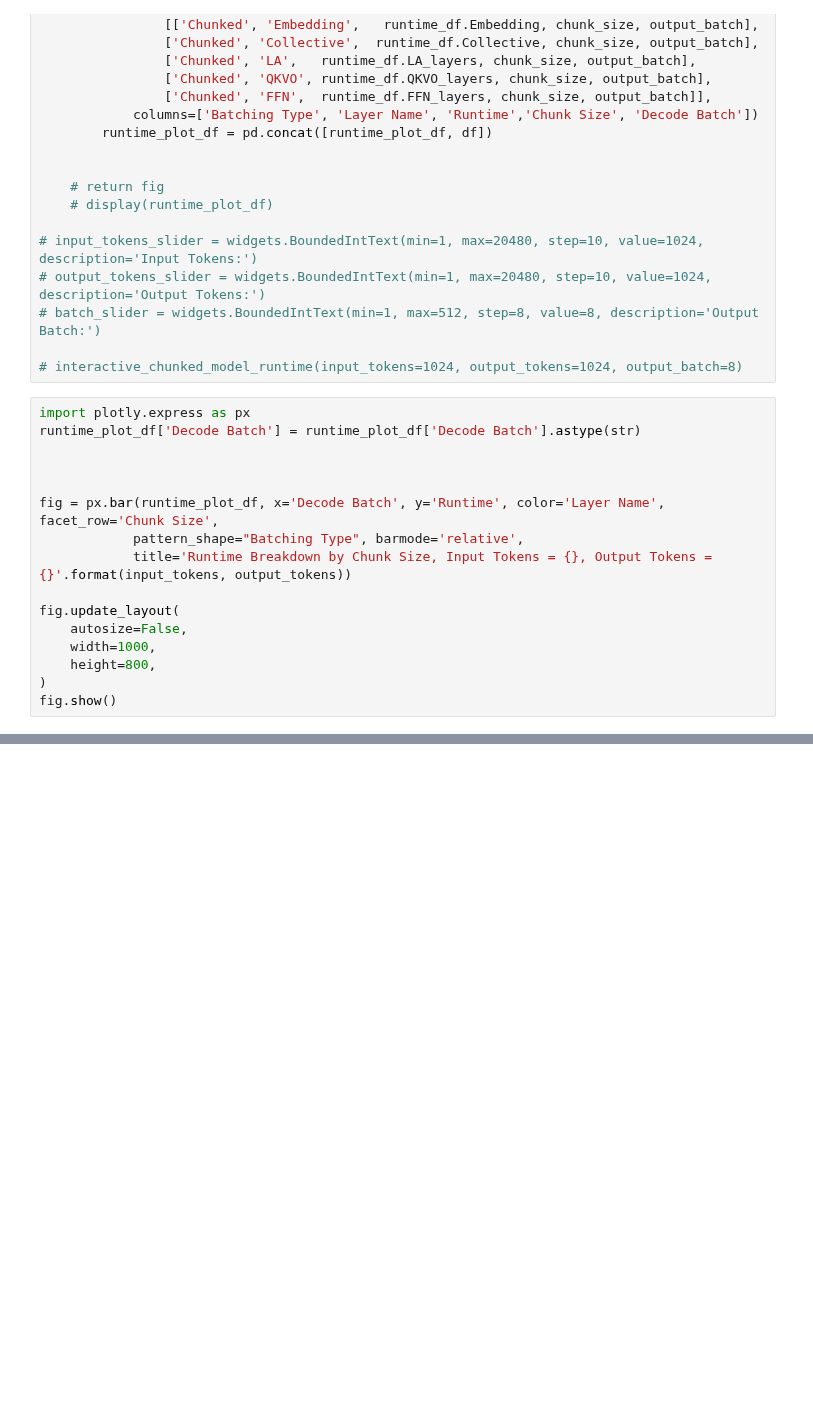
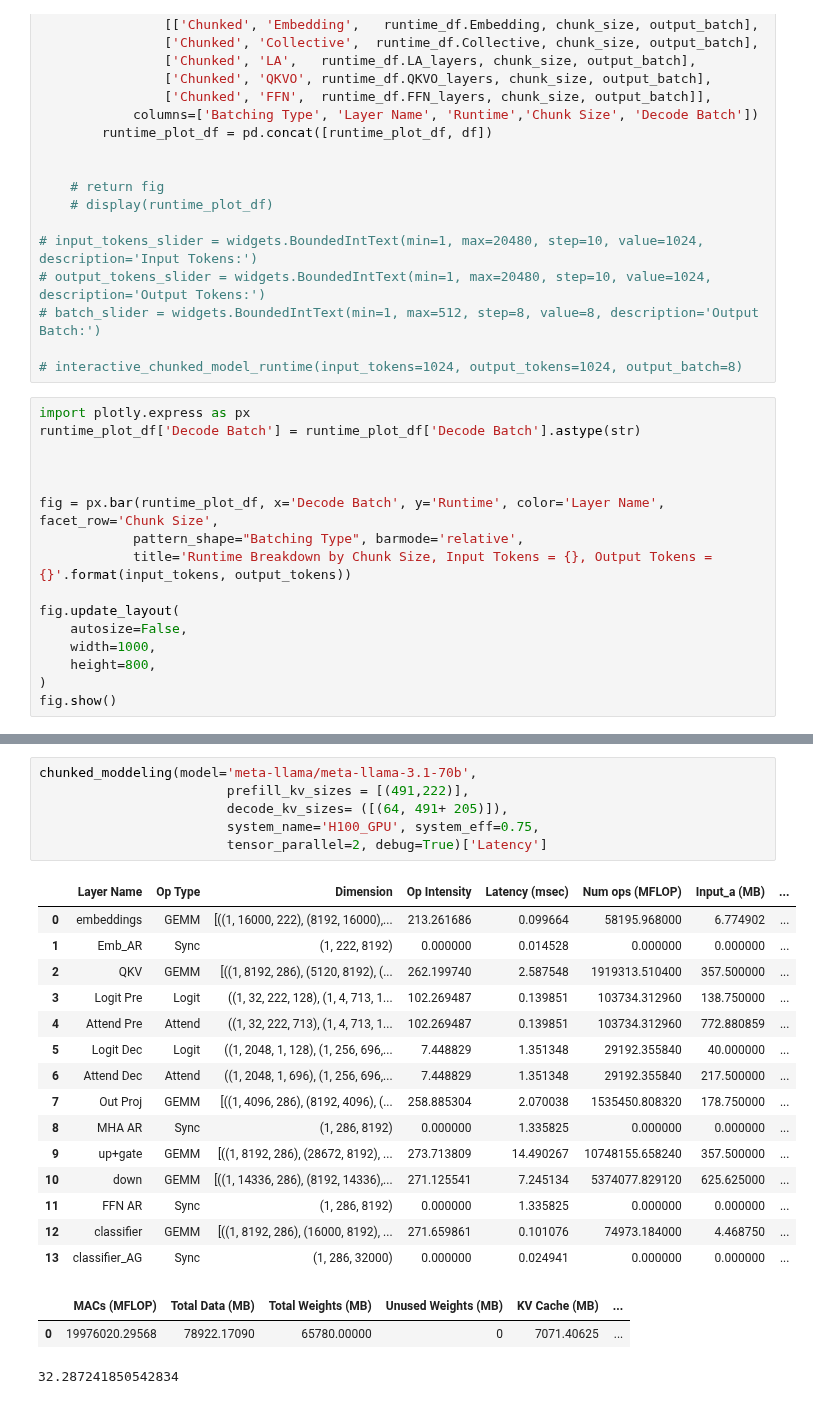
Before and after one commit to abhibambhaniya/GenZ-LLM-Analyzer, a Jupyter notebook: notebook/Chunked_prefill.ipynb, the cells around one changed output, grey strips where cells are left out. Cells and saved outputs as stored; diff of their text form; blank space fills up the shorter version.

```diff
--- a/notebook/Chunked_prefill.ipynb
+++ b/notebook/Chunked_prefill.ipynb
@@ -256,0 +237,25 @@ invalid value encountered in scalar divide
+# %%
+chunked_moddeling(model='meta-llama/meta-llama-3.1-70b',
+                        prefill_kv_sizes = [(491,222)],
+                        decode_kv_sizes= ([(64, 491+ 205)]),
+                        system_name='H100_GPU', system_eff=0.75,
+                        tensor_parallel=2, debug=True)['Latency']
+# %% [output]
+|  | Layer Name | Op Type | Dimension | Op Intensity | Latency (msec) | Num ops (MFLOP) | Input_a (MB) | ... |
+| 0 | embeddings | GEMM | [((1, 16000, 222), (8192, 16000),... | 213.261686 | 0.099664 | 58195.968000 | 6.774902 | ... |
+| 1 | Emb_AR | Sync | (1, 222, 8192) | 0.000000 | 0.014528 | 0.000000 | 0.000000 | ... |
+| 2 | QKV | GEMM | [((1, 8192, 286), (5120, 8192), (... | 262.199740 | 2.587548 | 1919313.510400 | 357.500000 | ... |
+| 3 | Logit Pre | Logit | ((1, 32, 222, 128), (1, 4, 713, 1... | 102.269487 | 0.139851 | 103734.312960 | 138.750000 | ... |
+| 4 | Attend Pre | Attend | ((1, 32, 222, 713), (1, 4, 713, 1... | 102.269487 | 0.139851 | 103734.312960 | 772.880859 | ... |
+| 5 | Logit Dec | Logit | ((1, 2048, 1, 128), (1, 256, 696,... | 7.448829 | 1.351348 | 29192.355840 | 40.000000 | ... |
+| 6 | Attend Dec | Attend | ((1, 2048, 1, 696), (1, 256, 696,... | 7.448829 | 1.351348 | 29192.355840 | 217.500000 | ... |
+| 7 | Out Proj | GEMM | [((1, 4096, 286), (8192, 4096), (... | 258.885304 | 2.070038 | 1535450.808320 | 178.750000 | ... |
+| 8 | MHA AR | Sync | (1, 286, 8192) | 0.000000 | 1.335825 | 0.000000 | 0.000000 | ... |
+| 9 | up+gate | GEMM | [((1, 8192, 286), (28672, 8192), ... | 273.713809 | 14.490267 | 10748155.658240 | 357.500000 | ... |
+| 10 | down | GEMM | [((1, 14336, 286), (8192, 14336),... | 271.125541 | 7.245134 | 5374077.829120 | 625.625000 | ... |
+| 11 | FFN AR | Sync | (1, 286, 8192) | 0.000000 | 1.335825 | 0.000000 | 0.000000 | ... |
+| 12 | classifier | GEMM | [((1, 8192, 286), (16000, 8192), ... | 271.659861 | 0.101076 | 74973.184000 | 4.468750 | ... |
+| 13 | classifier_AG | Sync | (1, 286, 32000) | 0.000000 | 0.024941 | 0.000000 | 0.000000 | ... |
+|  | MACs (MFLOP) | Total Data (MB) | Total Weights (MB) | Unused Weights (MB) | KV Cache (MB) | ... |
+| 0 | 19976020.29568 | 78922.17090 | 65780.00000 | 0 | 7071.40625 | ... |
+32.287241850542834
```
Also changed, not shown: parts of 8 cells of this notebook.
